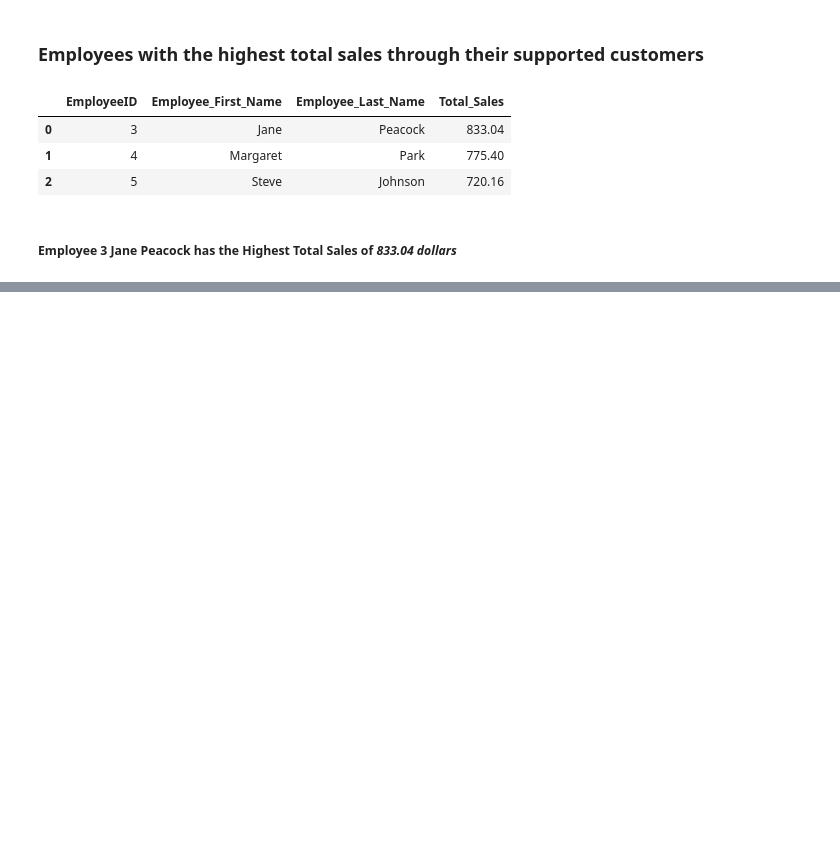
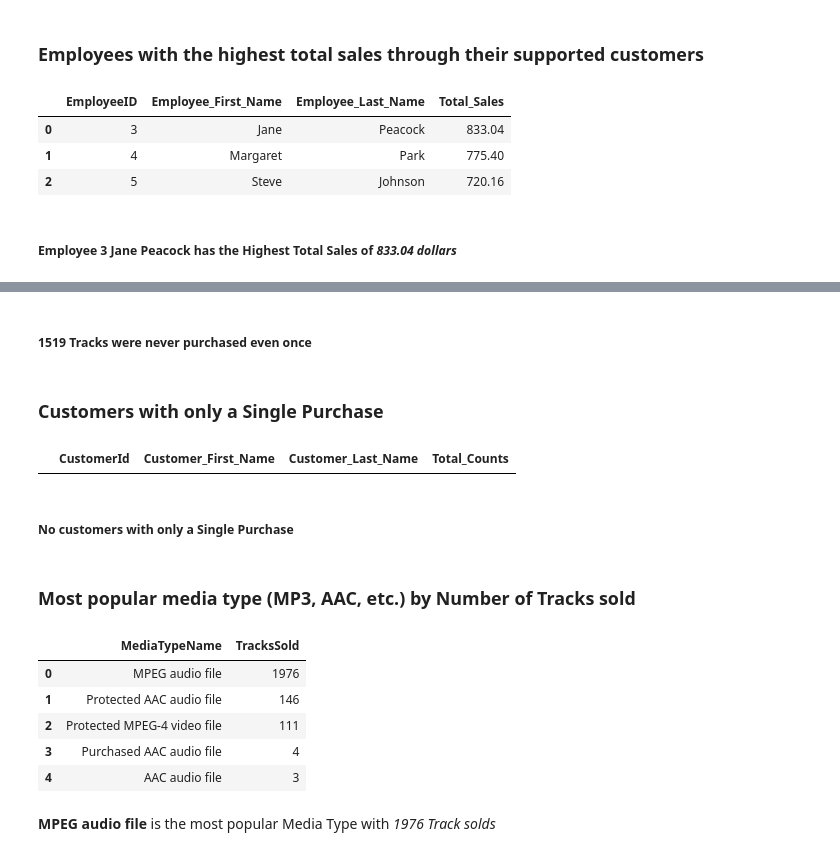
Before and after one commit to zaimapc2-max/SQL_Project1_ChinkookDB, a Jupyter notebook: p1_notebook.ipynb, the cells around one changed output, grey strips where cells are left out. Drawn from its saved outputs; the diff is of its cells as text; code cells hidden in the pictures; blank space fills up the shorter version.

```diff
--- a/p1_notebook.ipynb
+++ b/p1_notebook.ipynb
@@ -141,0 +160,23 @@ pd.read_sql_query("SELECT e.EmployeeId AS EmployeeID,e.FirstName AS Employee_Fir
+# %% [markdown]
+##### **1519** Tracks were never purchased even once
+# %% [markdown]
+### Customers with only a Single Purchase
+# %%
+pd.read_sql_query("SELECT c.CustomerId,c.FirstName AS Customer_First_Name,c.LastName AS Customer_Last_Name,COUNT(i.InvoiceId) AS Total_Counts FROM Customer c JOIN Invoice i ON c.CustomerId = i.CustomerId GROUP BY c.CustomerId,c.FirstName,c.LastName HAVING Total_Counts = 1",conn)
+# %% [output]
+|  | CustomerId | Customer_First_Name | Customer_Last_Name | Total_Counts |
+# %% [markdown]
+##### No customers with only a Single Purchase
+# %% [markdown]
+### Most popular media type (MP3, AAC, etc.) by Number of Tracks sold
+# %%
+pd.read_sql_query("SELECT mt.Name AS MediaTypeName, COUNT(il.InvoiceLineId) AS TracksSold FROM MediaType mt JOIN Track t ON mt.MediaTypeId = t.MediaTypeId JOIN InvoiceLine il ON t.TrackId = il.TrackId GROUP BY mt.MediaTypeId, mt.Name ORDER BY TracksSold DESC;",conn)
+# %% [output]
+|  | MediaTypeName | TracksSold |
+| 0 | MPEG audio file | 1976 |
+| 1 | Protected AAC audio file | 146 |
+| 2 | Protected MPEG-4 video file | 111 |
+| 3 | Purchased AAC audio file | 4 |
+| 4 | AAC audio file | 3 |
+# %% [markdown]
+**MPEG audio file** is the most popular Media Type with *1976 Track solds*
```
Also changed, not shown: parts of 2 cells of this notebook.
